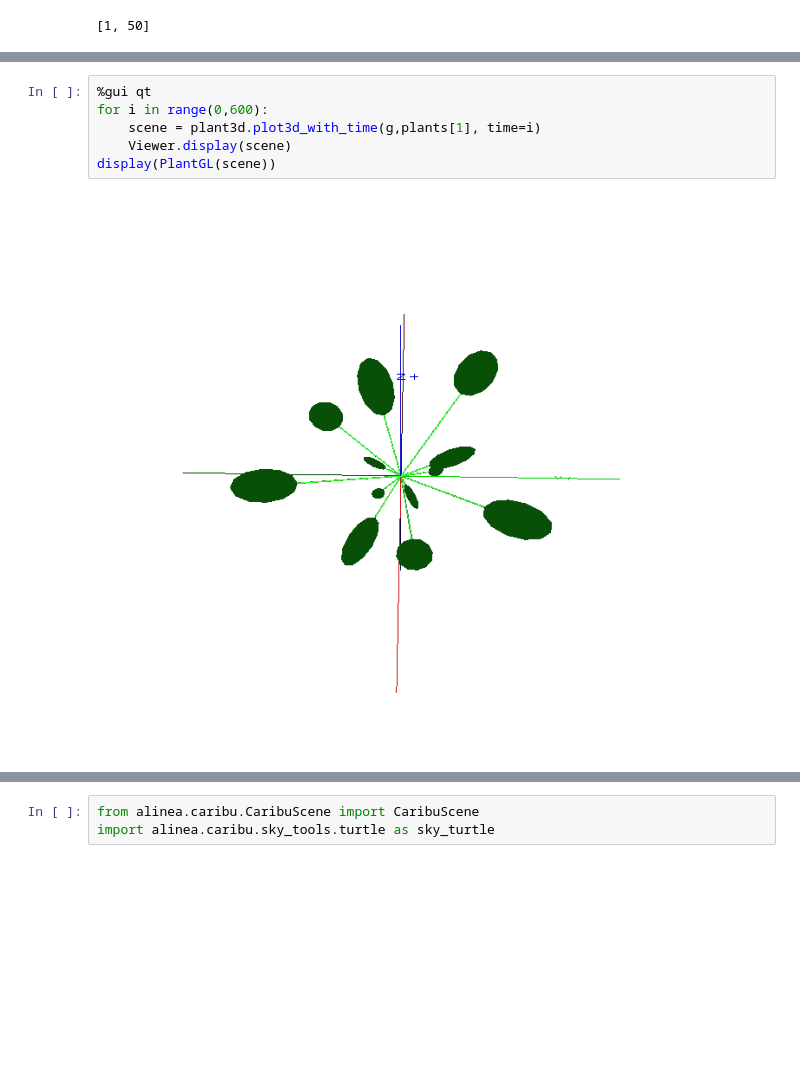
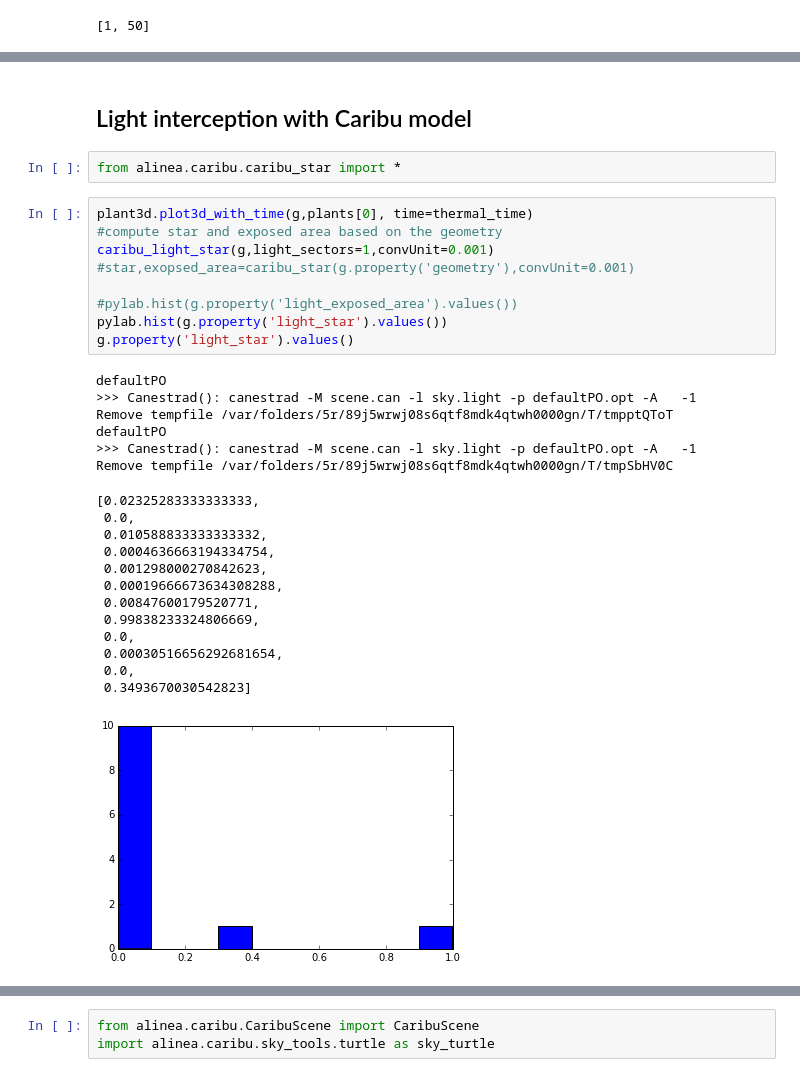
Before and after one commit to pradal/scanalea, a Jupyter notebook: example/Arabisopsis.ipynb, the cells around one changed output, grey strips where cells are left out. Saved outputs shown, nothing was run; the diff lists cells and outputs as text; blank space fills up the shorter version.

```diff
--- a/example/Arabisopsis.ipynb
+++ b/example/Arabisopsis.ipynb
@@ -56,8 +138,33 @@ display(PlantGL(scene))
-# %%
-%gui qt
-for i in range(0,600):
-    scene = plant3d.plot3d_with_time(g,plants[1], time=i)
-    Viewer.display(scene)
-display(PlantGL(scene))
-# %% [output]
-[figure, removed]
+# %% [markdown]
+## Light interception with Caribu model
+# %%
+from alinea.caribu.caribu_star import *
+# %%
+plant3d.plot3d_with_time(g,plants[0], time=thermal_time)
+#compute star and exposed area based on the geometry
+caribu_light_star(g,light_sectors=1,convUnit=0.001)
+#star,exopsed_area=caribu_star(g.property('geometry'),convUnit=0.001)
+
+#pylab.hist(g.property('light_exposed_area').values())
+pylab.hist(g.property('light_star').values())
+g.property('light_star').values()
+# %% [output]
+defaultPO
+>>> Canestrad(): canestrad -M scene.can -l sky.light -p defaultPO.opt -A   -1
+Remove tempfile /var/folders/5r/89j5wrwj08s6qtf8mdk4qtwh0000gn/T/tmpptQToT
+defaultPO
+>>> Canestrad(): canestrad -M scene.can -l sky.light -p defaultPO.opt -A   -1
+Remove tempfile /var/folders/5r/89j5wrwj08s6qtf8mdk4qtwh0000gn/T/tmpSbHV0C
+[0.02325283333333333,
+ 0.0,
+ 0.010588833333333332,
+ 0.0004636663194334754,
+ 0.001298000270842623,
+ 0.00019666673634308288,
+ 0.00847600179520771,
+ 0.99838233324806669,
+ 0.0,
+ 0.00030516656292681654,
+ 0.0,
+ 0.3493670030542823]
+[figure, added]
```
Also changed, not shown: parts of 25 cells of this notebook, 9 other files.
